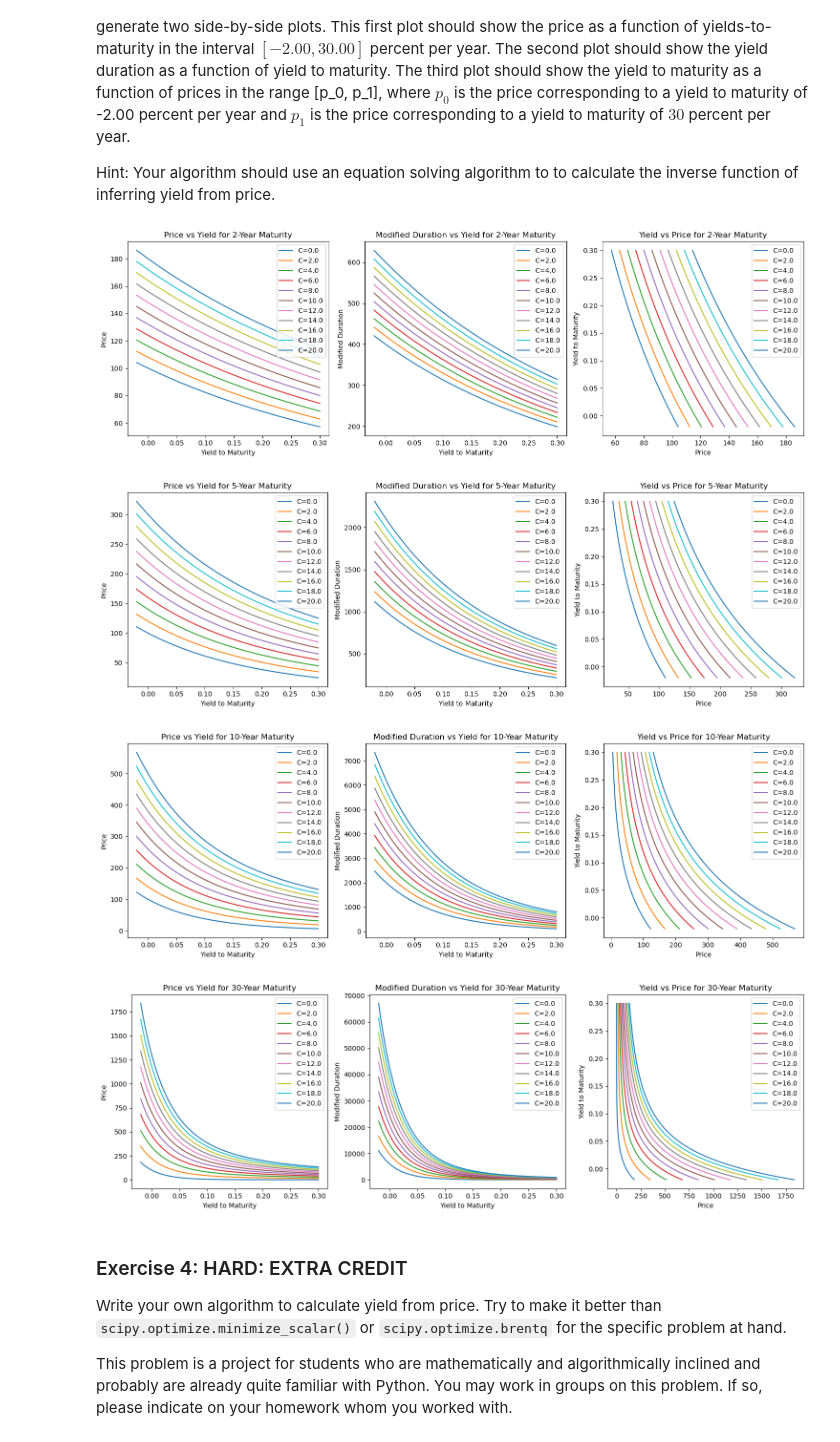
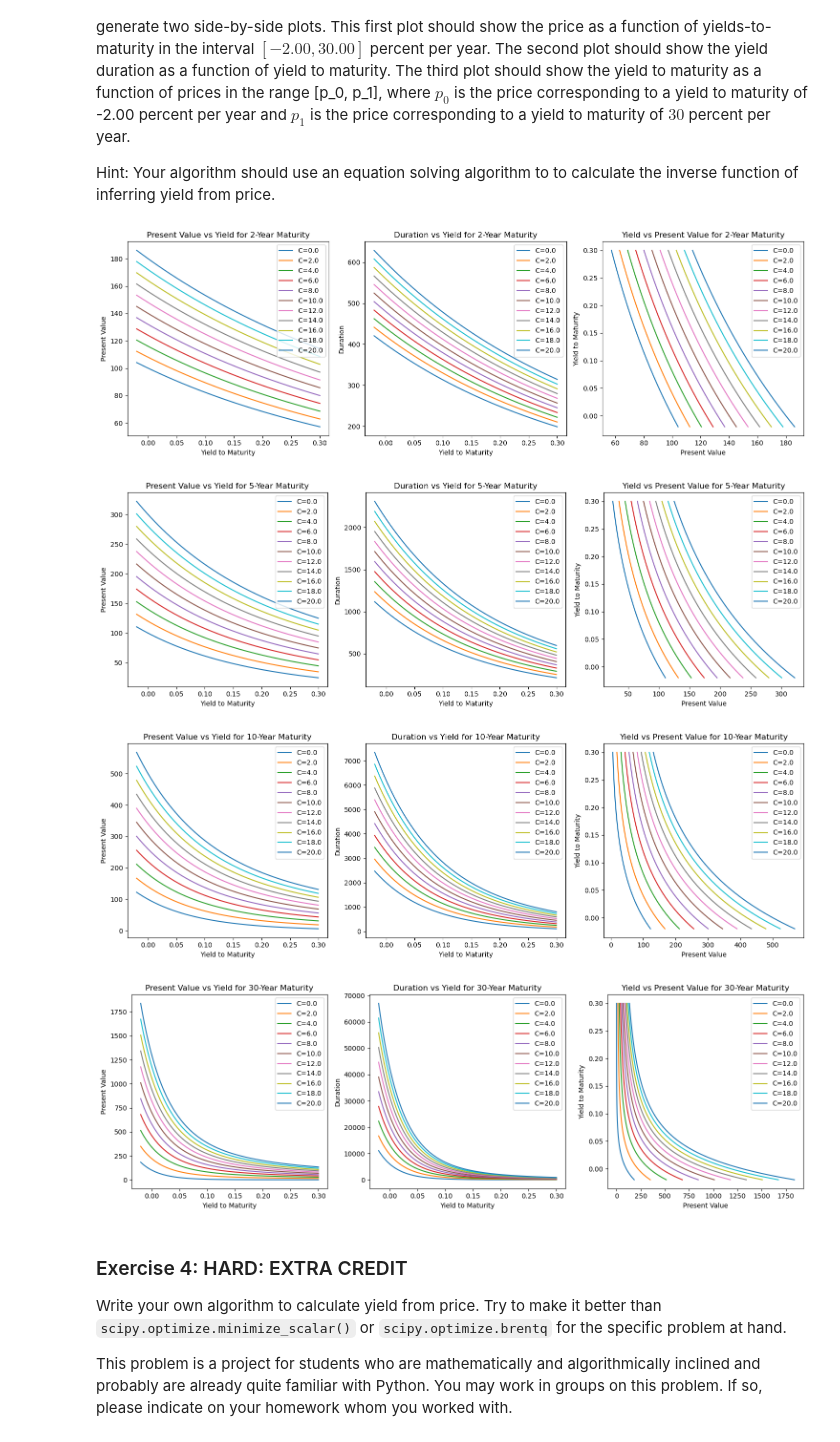
Before and after one commit to pathmarkoak/bufn400, a Jupyter notebook: Homeworks/Homework 2/Bonds and mortgages (theoretical calculations).ipynb, the cells around one changed output. Saved outputs shown, nothing was run; the diff lists cells and outputs as text; code cells hidden in the pictures.

```diff
--- a/Homeworks/Homework 2/Bonds and mortgages (theoretical calculations).ipynb
+++ b/Homeworks/Homework 2/Bonds and mortgages (theoretical calculations).ipynb
@@ -406,11 +406,6 @@ Hint: Your algorithm should use an equation solving algorithm to to calculate th
 import numpy as np
 import matplotlib.pyplot as plt
 from scipy.optimize import newton
-
-def bond_price(y, C, m, F=100):
-    y /= 2  # Convert annual yield to semi-annual
-    periods = 2 * m
-    return C * (1 - (1 + y)**-periods) / y + F / (1 + y)**periods
 
 def modified_duration(y, C, m, F=100):
     y /= 2  # Convert annual yield to semi-annual
@@ -419,10 +414,14 @@ def modified_duration(y, C, m, F=100):
     return D / (1 + y)
 
 def yield_for_price(target_price, C, m, F=100):
-    # Define the function whose root we want to find
     func = lambda y: bond_price(y, C, m, F) - target_price
-    # Use Newton-Raphson method to find the yield for the given price
     return newton(func, 0.05)  # Initial guess is 5%
+
+def bond_price(y, C, m, F=100):
+    y /= 2  # Convert annual yield to semi-annual
+    periods = 2 * m
+    return C * (1 - (1 + y)**-periods) / y + F / (1 + y)**periods
+
 
 # Parameters
 coupon_rates = np.arange(0, 20.5, 2)  # 0.00, 2.00, ... , 20.00
@@ -431,45 +430,45 @@ yields = np.linspace(-0.02, 0.30, 500)
 
 for m in maturities:
     plt.figure(figsize=(15, 5))
 
-    # Plotting Price vs Yield
+    # Plotting Price (PV) vs Yield
     plt.subplot(1, 3, 1)
     for c in coupon_rates:
         prices = [bond_price(y, c, m) for y in yields]
         plt.plot(yields, prices, label=f'C={c}')
-    plt.title(f'Price vs Yield for {m}-Year Maturity')
+    plt.title(f'Present Value vs Yield for {m}-Year Maturity')
     plt.xlabel('Yield to Maturity')
-    plt.ylabel('Price')
+    plt.ylabel('Present Value')
     plt.legend()
 
     # Plotting Duration vs Yield
     plt.subplot(1, 3, 2)
     for c in coupon_rates:
         durations = [modified_duration(y, c, m) for y in yields]
         plt.plot(yields, durations, label=f'C={c}')
-    plt.title(f'Modified Duration vs Yield for {m}-Year Maturity')
+    plt.title(f'Duration vs Yield for {m}-Year Maturity')
     plt.xlabel('Yield to Maturity')
-    plt.ylabel('Modified Duration')
+    plt.ylabel('Duration')
     plt.legend()
 
-    # Plotting Yield vs Price
+    # Plotting Yield vs Price (PV)
     plt.subplot(1, 3, 3)
     for c in coupon_rates:
         price_range = [bond_price(y, c, m) for y in [-0.02, 0.30]]
         inferred_yields = [yield_for_price(p, c, m) for p in np.linspace(*price_range, 500)]
         plt.plot(np.linspace(*price_range, 500), inferred_yields, label=f'C={c}')
-    plt.title(f'Yield vs Price for {m}-Year Maturity')
-    plt.xlabel('Price')
+    plt.title(f'Yield vs Present Value for {m}-Year Maturity')
+    plt.xlabel('Present Value')
     plt.ylabel('Yield to Maturity')
     plt.legend()
 
     plt.tight_layout()
     plt.show()
 # %% [output]
-[figure, old version]
+[figure, new version]
-[figure, old version]
+[figure, new version]
-[figure, old version]
+[figure, new version]
-[figure, old version]
+[figure, new version]
 # %% [markdown]
 ### Exercise 4: HARD: EXTRA CREDIT
 
```
Also changed, not shown: parts of 1 cell of this notebook.
